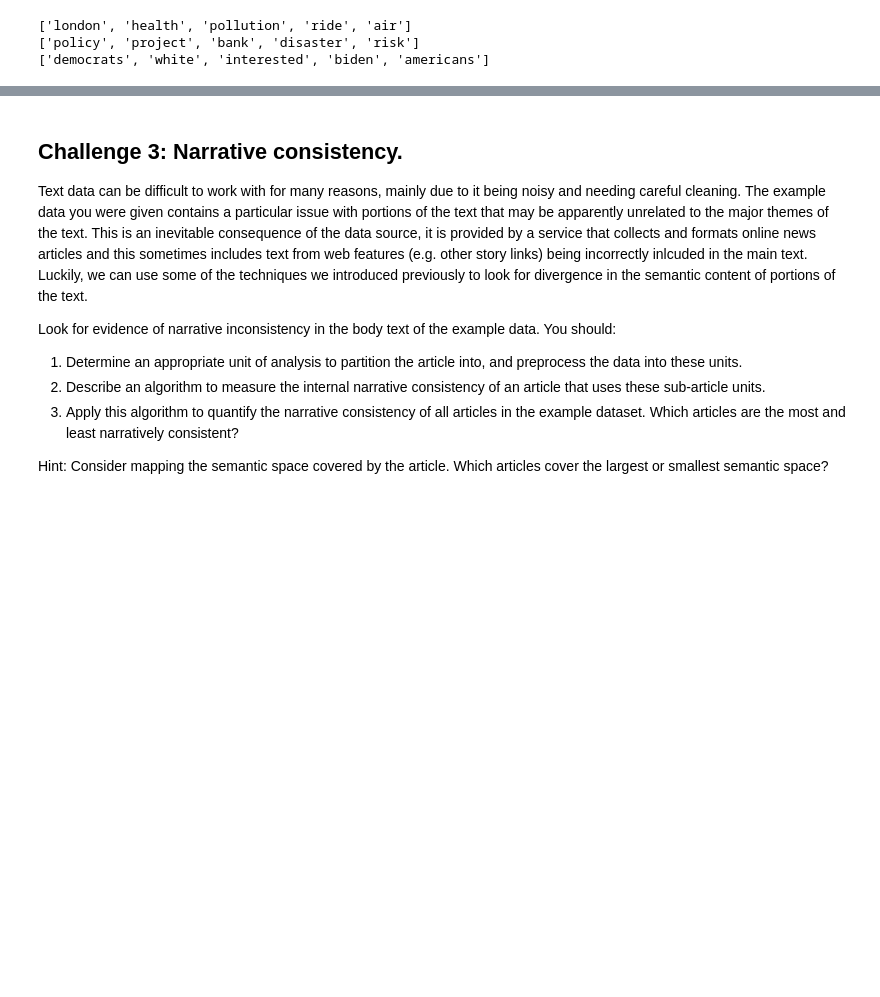
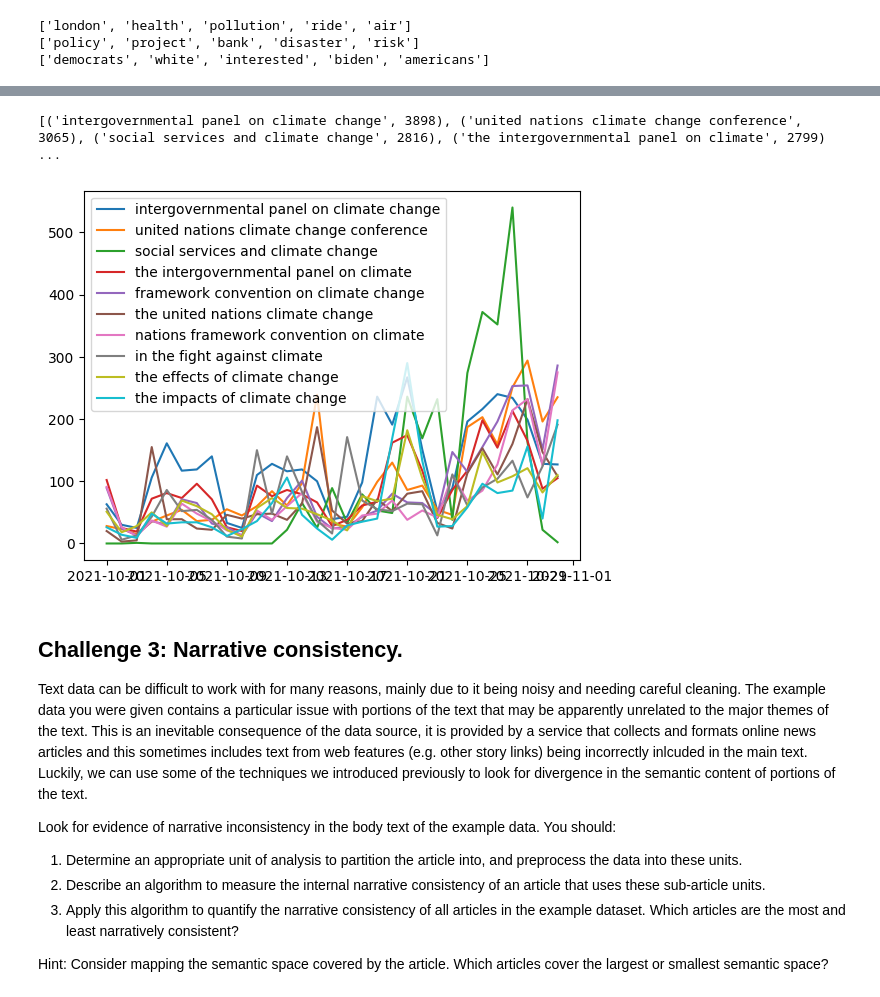
Before and after one commit to TristanCann/NLP-workshop, a Jupyter notebook: Extension exercises.ipynb, the cells around one changed output, grey strips where cells are left out. Cells and saved outputs as stored; diff of their text form; code cells hidden in the pictures; blank space fills up the shorter version.

```diff
--- a/Extension exercises.ipynb
+++ b/Extension exercises.ipynb
@@ -15,7 +15,7 @@ from nltk.stem import PorterStemmer
 df_news = pd.read_json('data/cc_gw_news_blogs_2021-10-01_2021-10-31.json')
 
 # For testing purposes, you might find it helpful to cut this dataset down to only the first 500 articles.
-df_news = df_news.iloc[:500]
+#df_news = df_news.iloc[:500]
 # %% [markdown]
 ## Challenge 1: Identifying characteristic words.
 One of the most valuable applications of TF-IDF is to use the IDF weighting to provide an explainable way to highlight the terms that are key to a given document. This can even be done across a group of documents, such as all those articles that are produced by the same news source.
@@ -103,0 +189,26 @@ Using different values of `n`, look for different n-gram patterns appearing the
+# %%
+#5. Find the set of five grams containing "climate change" and track their usage patterns between days.
+# For ease of checking this (and ensuring we have enough data), we should restrict to only looking at some of the most frequent terms.
+
+body_five_grams = collections.Counter([b for t in df_news.body for b in get_n_grams(t,5) if 'climate' in b])
+print(body_five_grams.most_common(10))
+
+day_counts = {k:[] for k,v in body_five_grams.most_common(10)}  # We make a dictionary of terms and the count of the term on each day.
+# The easiest way to get the daily rate is to sequentially filter the dataframe.
+for day in tqdm.tqdm(range(1,32)):
+    df_day = df_news[df_news.date == f'2021-10-{day}']
+    day_five_grams = collections.Counter([b for t in df_day.body for b in get_n_grams(t,5) if 'climate' in b])
+
+    for k in day_counts:
+        day_counts[k].append(day_five_grams[k])
+
+# Finally we can plot the timeseries for each 5-gram.
+import matplotlib.pyplot as plt
+dates = pd.date_range('2021-10-01','2021-10-31')
+for k in day_counts:
+    plt.plot(dates,day_counts[k],label=k)
+plt.legend()
+plt.show()
+# %% [output]
+[('intergovernmental panel on climate change', 3898), ('united nations climate change conference', 3065), ('social services and climate change', 2816), ('the intergovernmental panel on climate', 2799) ...
+[figure, added]
```
Also changed, not shown: parts of 6 cells of this notebook.
